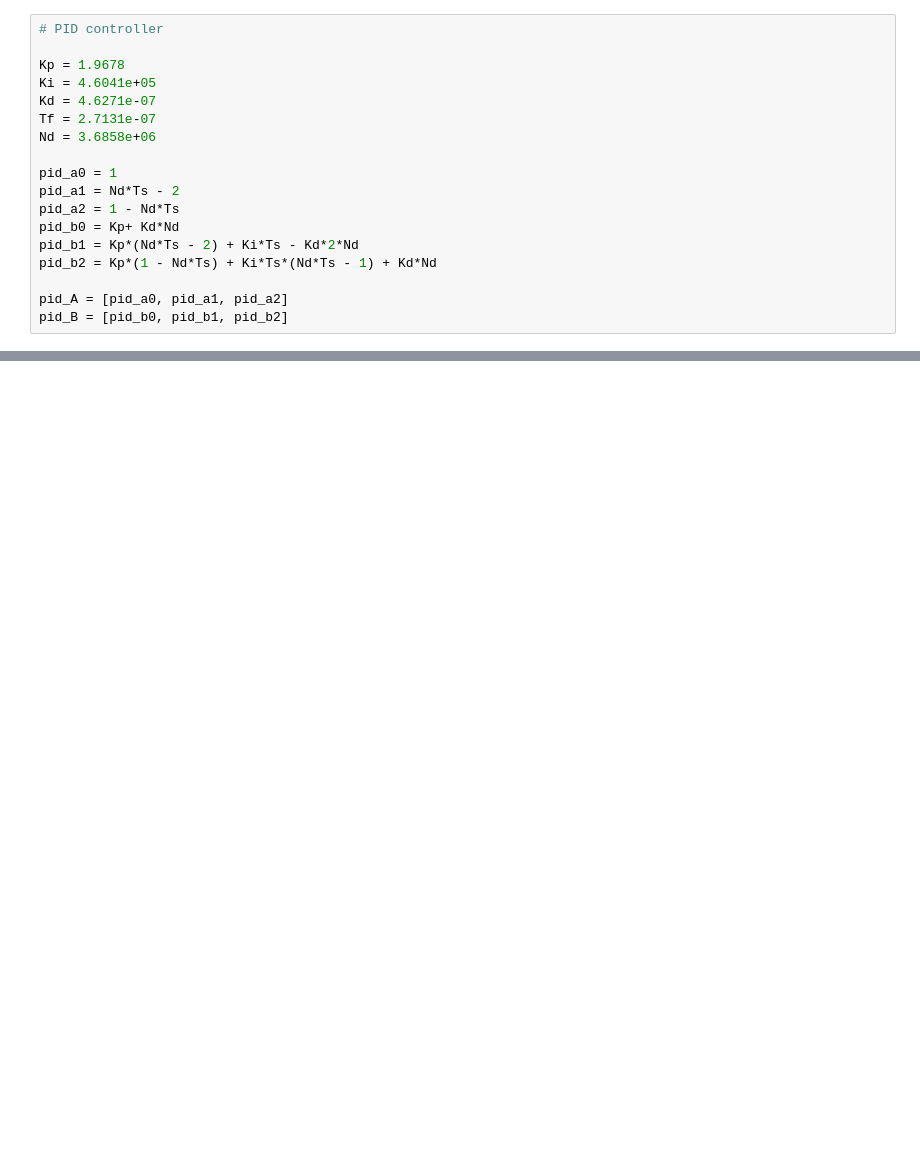
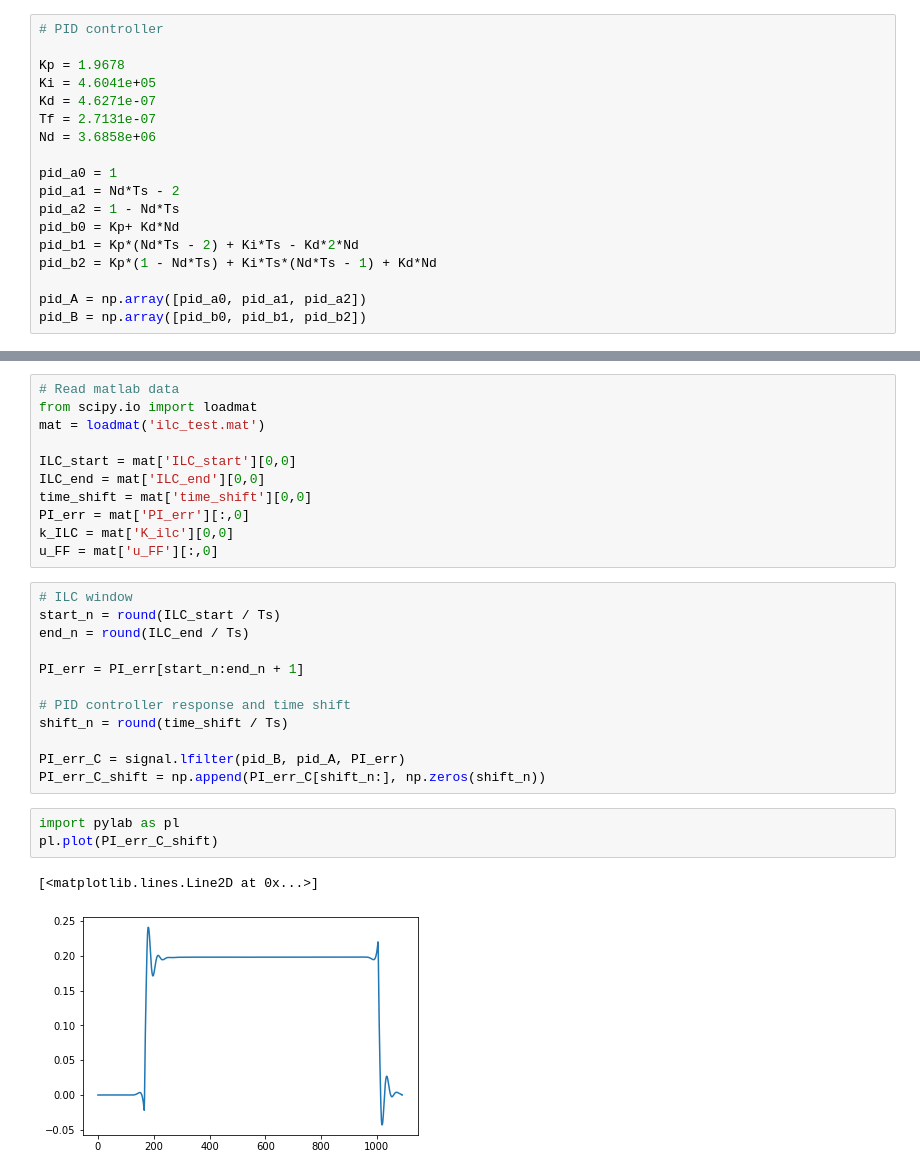
Before and after one commit to pgap/ilc_notebook, a Jupyter notebook: ilc.ipynb, the cells around one changed output, grey strips where cells are left out. Saved outputs shown, nothing was run; the diff lists cells and outputs as text; blank space fills up the shorter version.

```diff
--- a/ilc.ipynb
+++ b/ilc.ipynb
@@ -58,5 +49,5 @@ pid_b0 = Kp+ Kd*Nd
 pid_b1 = Kp*(Nd*Ts - 2) + Ki*Ts - Kd*2*Nd
 pid_b2 = Kp*(1 - Nd*Ts) + Ki*Ts*(Nd*Ts - 1) + Kd*Nd
 
-pid_A = [pid_a0, pid_a1, pid_a2]
-pid_B = [pid_b0, pid_b1, pid_b2]
+pid_A = np.array([pid_a0, pid_a1, pid_a2])
+pid_B = np.array([pid_b0, pid_b1, pid_b2])
@@ -70,0 +59,29 @@ pid_B
+# %%
+# Read matlab data
+from scipy.io import loadmat
+mat = loadmat('ilc_test.mat')
+
+ILC_start = mat['ILC_start'][0,0]
+ILC_end = mat['ILC_end'][0,0]
+time_shift = mat['time_shift'][0,0]
+PI_err = mat['PI_err'][:,0]
+k_ILC = mat['K_ilc'][0,0]
+u_FF = mat['u_FF'][:,0]
+# %%
+# ILC window
+start_n = round(ILC_start / Ts)
+end_n = round(ILC_end / Ts)
+
+PI_err = PI_err[start_n:end_n + 1]
+
+# PID controller response and time shift
+shift_n = round(time_shift / Ts)
+
+PI_err_C = signal.lfilter(pid_B, pid_A, PI_err)
+PI_err_C_shift = np.append(PI_err_C[shift_n:], np.zeros(shift_n))
+# %%
+import pylab as pl
+pl.plot(PI_err_C_shift)
+# %% [output]
+[<matplotlib.lines.Line2D at 0x...>]
+[figure, added]
```
Also changed, not shown: parts of 14 cells of this notebook.
